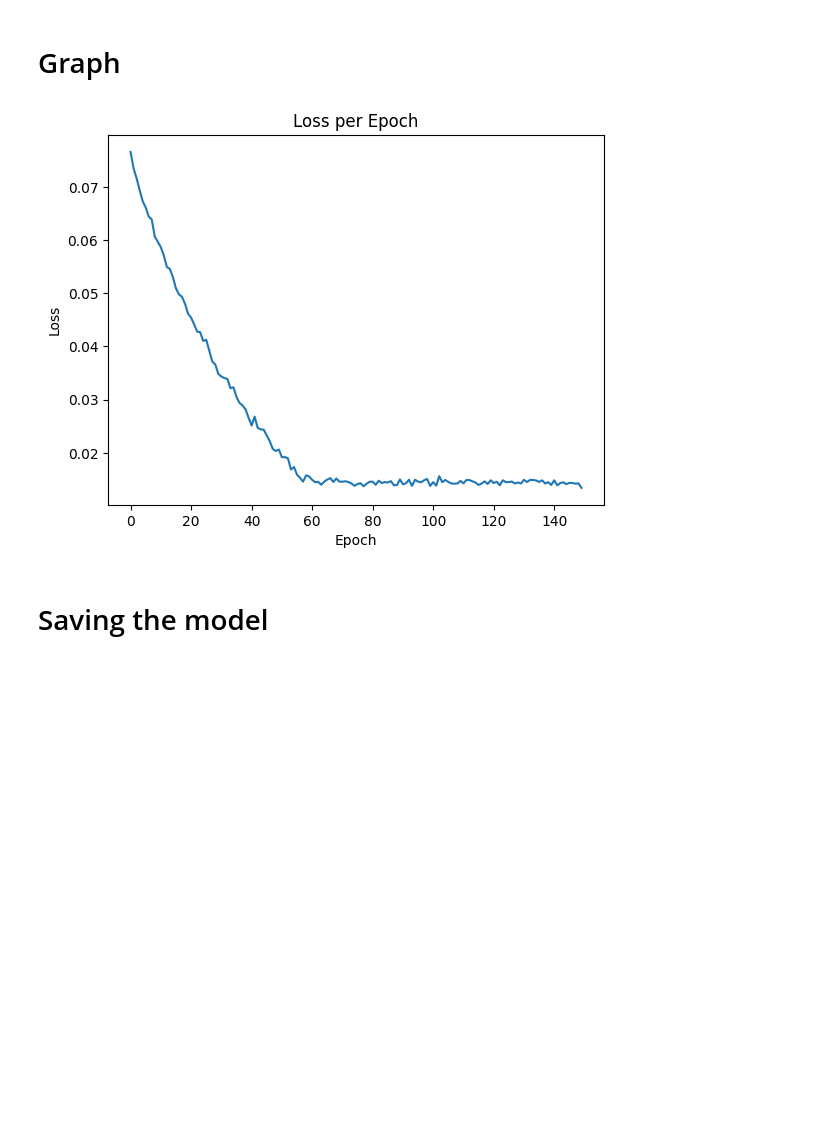
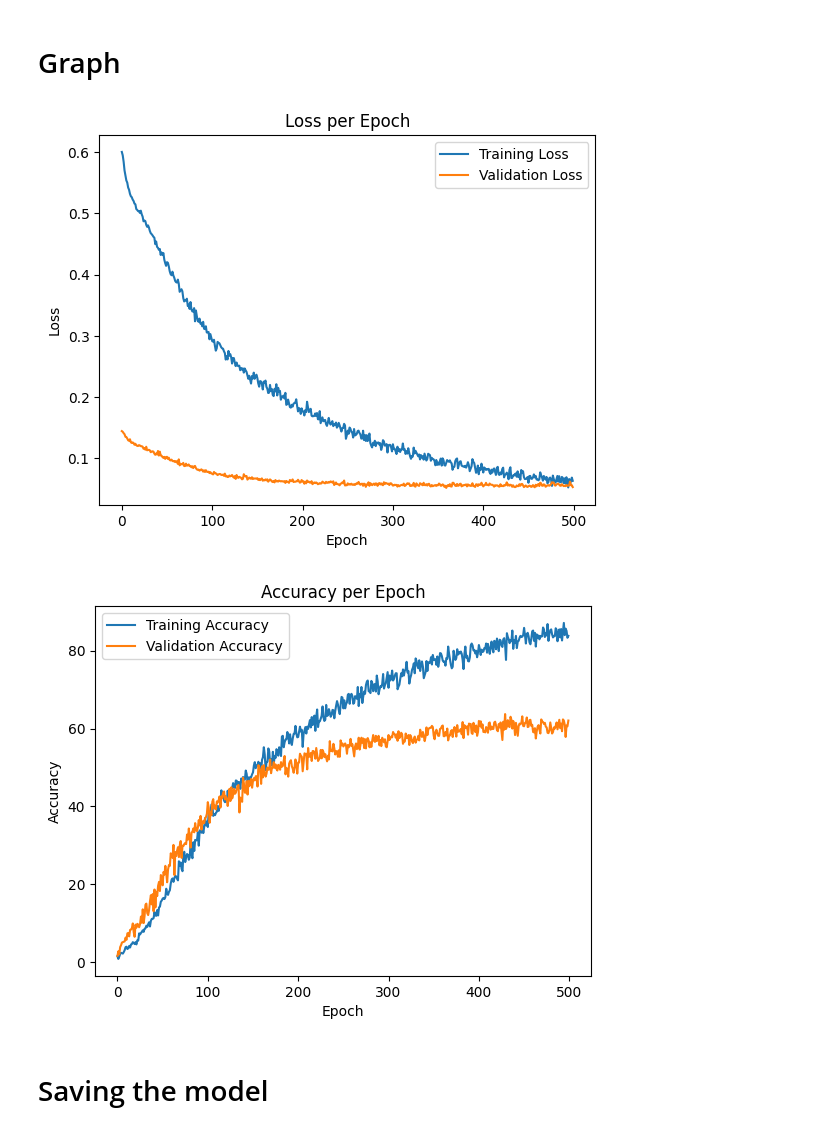
Before and after one commit to Atomix77/IMLO-IP, a Jupyter notebook: IMLO_Project.ipynb, the cells around one changed output. Saved outputs shown, nothing was run; the diff lists cells and outputs as text; code cells hidden in the pictures; blank space fills up the shorter version.

Commit message:
Updated Network
Best Test: Accuracy: 59.3%, Avg loss: 0.060451 - 500 epochs (3 hrs 25 mins)- potentially done with 350 epochs

```diff
--- a/IMLO_Project.ipynb
+++ b/IMLO_Project.ipynb
@@ -203,28 +261,28 @@ def testModel(dataloader, model, lossFunction):
 # %% [markdown]
 # Model Evaluation
 # %%
-learningRate = 0.001
-batchSize = 64
-epochs = 150
+learningRate = 0.0001
+weightDecay = 0.0001
+epochs = 500
+
+bestValAccuracy = 0.0
 bestValLoss = float('inf')
-bestValAccuracy = 0.0
 bestEpoch = 0
-prevLearningRate = learningRate
+
+valLosses = []
+valAccuracies = []
 
 lossFunction = nn.CrossEntropyLoss()
-optimizer = torch.optim.Adam(model.parameters(), lr=learningRate)
-adjustibleLearningRate = torch.optim.lr_scheduler.ReduceLROnPlateau(optimizer, mode='min', factor=0.1, patience=5)
+optimizer = torch.optim.Adam(model.parameters(), lr=learningRate, weight_decay=weightDecay)
+scheduler = lr_scheduler.StepLR(optimizer, step_size=450, gamma=0.99)
 
 for epoch in range(epochs):
     print(f'Epoch {epoch+1}:')
     trainModel(trainingDataloader, model, lossFunction, optimizer)
     valLoss, valAccuracy = validateModel(validationDataloader, model, lossFunction)
-    adjustibleLearningRate.step(valLoss)
-    currentLearningRate = optimizer.param_groups[0]["lr"]
-
-    if currentLearningRate != prevLearningRate:
-        print(f'Learning rate changed from {prevLearningRate} to {currentLearningRate}')
-        prevLearningRate = currentLearningRate
+    valLosses.append(valLoss)
+    valAccuracies.append(valAccuracy)
+    scheduler.step()
 
     if (valLoss < bestValLoss):
         bestValLoss = valLoss
@@ -232,7 +290,7 @@ for epoch in range(epochs):
         bestEpoch = epoch+1
 
 testModel(testDataloader, model, lossFunction)
-print(f'Best Accuracy: {bestValAccuracy}. Best Loss: {bestValLoss}. Best Epoch: {bestEpoch}')
+print(f'Best Accuracy: {bestValAccuracy}. Best Loss: {bestValLoss} Best Epoch: {bestEpoch}')
 print("Finished")
 # %% [output]
 Epoch 1:
@@ -257,16 +321,25 @@ Epoch 4:
 # %% [markdown]
 # Graph
 # %%
-import matplotlib.pyplot as plt
-
 # Plot the loss values
 plt.plot(range(epochs), losses)
+plt.plot(range(epochs), valLosses)
 plt.xlabel('Epoch')
 plt.ylabel('Loss')
 plt.title('Loss per Epoch')
+plt.legend(['Training Loss', 'Validation Loss'], loc='upper right')
 plt.show()
+
+plt.plot(range(epochs), accuracy)
+plt.plot(range(epochs), valAccuracies)
+plt.xlabel('Epoch')
+plt.ylabel('Accuracy')
+plt.title('Accuracy per Epoch')
+plt.legend(['Training Accuracy', 'Validation Accuracy'], loc='upper left')
+plt.show()
 # %% [output]
-[figure, old version]
+[figure, new version]
+[figure, added]
 # %% [markdown]
 # Saving the model
 # %%
```
Also changed, not shown: parts of 10 cells of this notebook.
